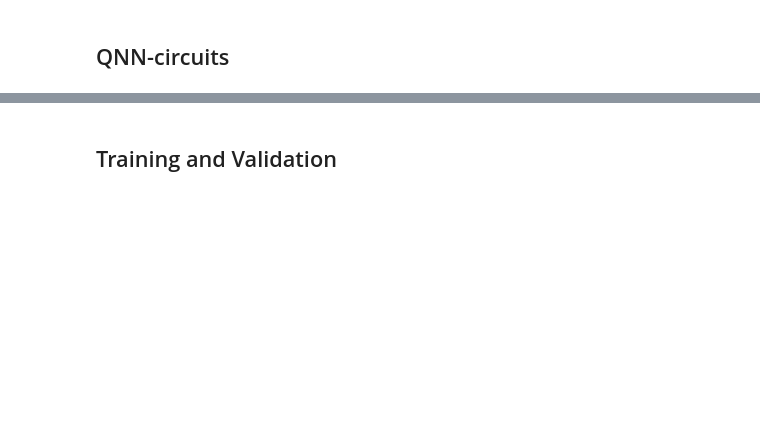
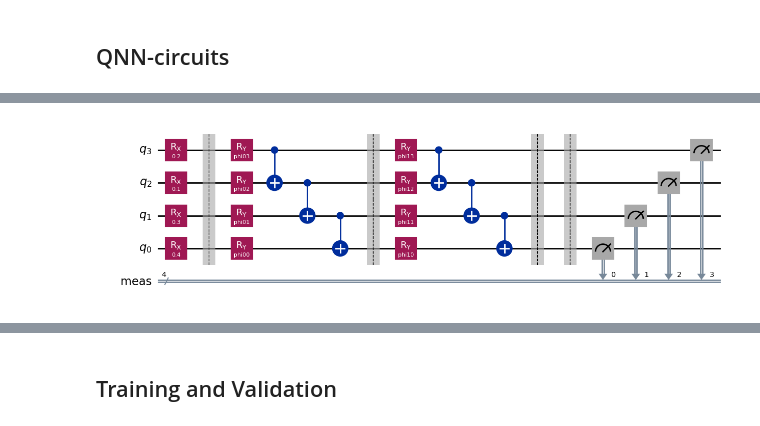
Before and after one commit to simsam8/inf367_mandatory2, a Jupyter notebook: notebook.ipynb, the cells around one changed output, grey strips where cells are left out. Saved outputs shown, nothing was run; the diff lists cells and outputs as text; code cells hidden in the pictures; blank space fills up the shorter version.

```diff
--- a/notebook.ipynb
+++ b/notebook.ipynb
@@ -40,7 +53,9 @@ circ1.draw("mpl", reverse_bits=True)
 # %%
 # Circuit 2
 circ2 = circuit2(_features, layers=2)
-circ2.draw("mpl", reverse_bits=True)
+circ2.draw("mpl", reverse_bits=True, filename="images/circuit2.png")
+# %% [output]
+[figure, added]
 # %%
 # Circuit 3
 circ3 = circuit3(_features, layers=2)
```
Also changed, not shown: parts of 10 cells of this notebook, 6 other files.
